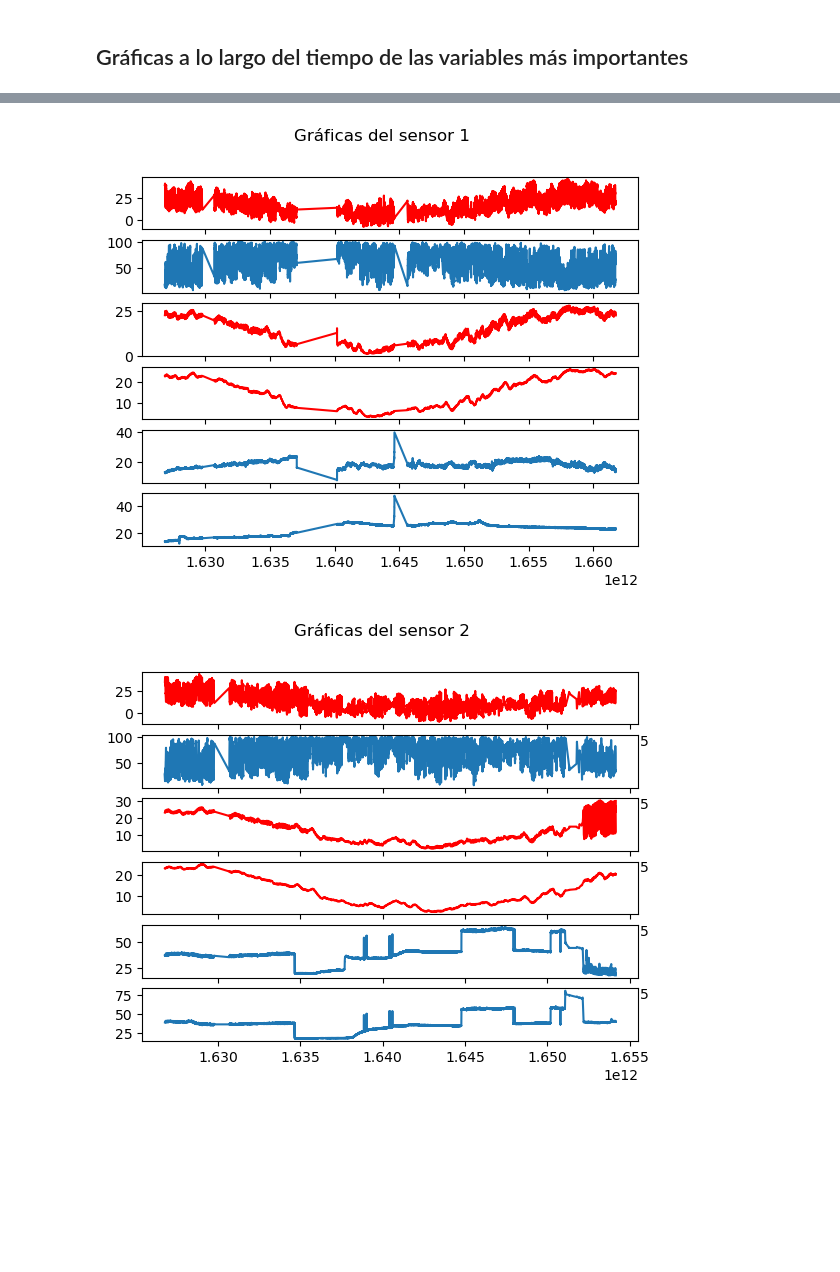
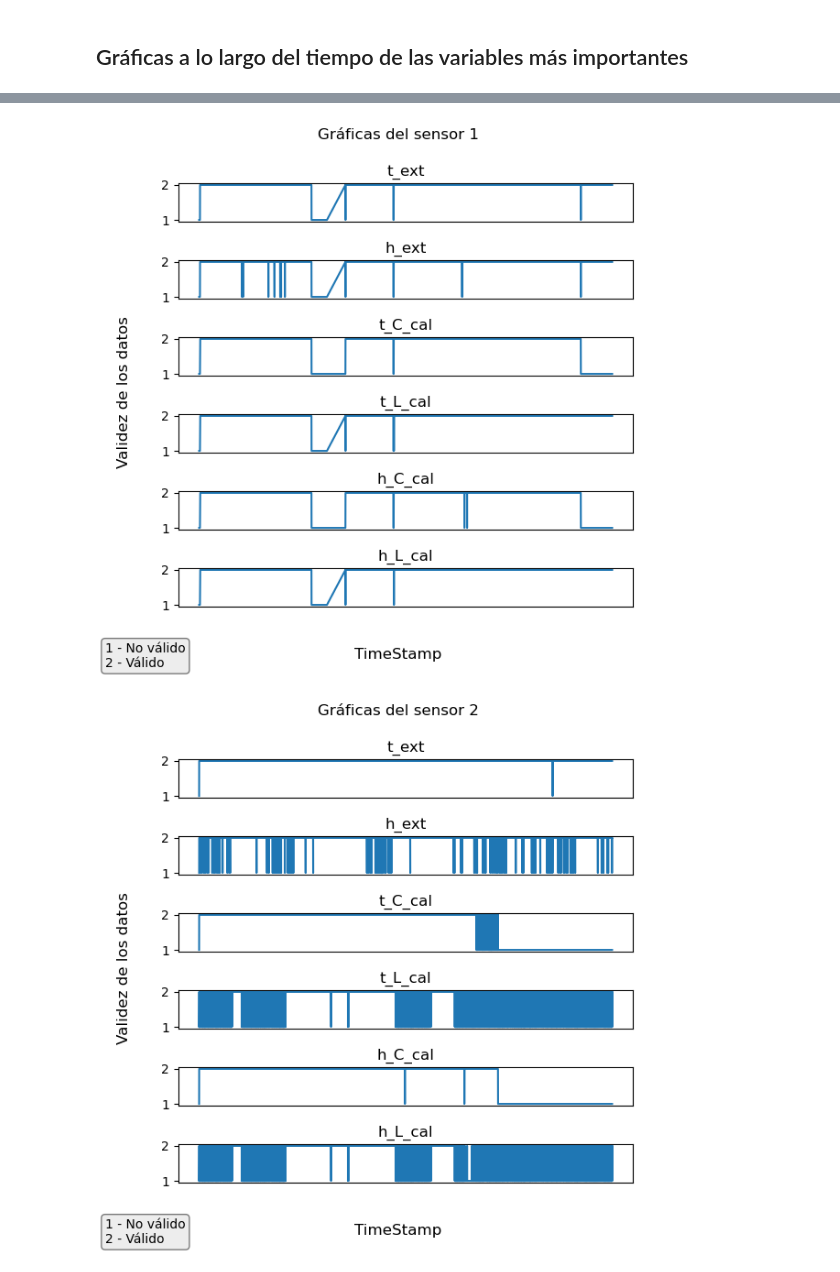
Before and after one commit to jzx1003/GII_O_MA_22.07, a Jupyter notebook: Graficas.ipynb, the cells around one changed output, grey strips where cells are left out. Saved outputs shown, nothing was run; the diff lists cells and outputs as text; code cells hidden in the pictures; blank space fills up the shorter version.

```diff
--- a/Graficas.ipynb
+++ b/Graficas.ipynb
@@ -10,0 +9,14 @@ datosSensores = pd.read_csv('D:/uni/4º año/TFG-GitHub/GII_O_MA_22.07/DatosVali
+# %%
+datosSensores1 = pd.read_csv('D:/uni/4º año/TFG-GitHub/GII_O_MA_22.07/DatosValidados/Datos_Validados_sensor1.csv',index_col=[0])
+datosSensores2 = pd.read_csv('D:/uni/4º año/TFG-GitHub/GII_O_MA_22.07/DatosValidados/Datos_Validados_sensor2.csv',index_col=[0])
+datosSensores3 = pd.read_csv('D:/uni/4º año/TFG-GitHub/GII_O_MA_22.07/DatosValidados/Datos_Validados_sensor3.csv',index_col=[0])
+datosSensores4 = pd.read_csv('D:/uni/4º año/TFG-GitHub/GII_O_MA_22.07/DatosValidados/Datos_Validados_sensor4.csv',index_col=[0])
+datosSensores5 = pd.read_csv('D:/uni/4º año/TFG-GitHub/GII_O_MA_22.07/DatosValidados/Datos_Validados_sensor5.csv',index_col=[0])
+datosSensores6 = pd.read_csv('D:/uni/4º año/TFG-GitHub/GII_O_MA_22.07/DatosValidados/Datos_Validados_sensor6.csv',index_col=[0])
+datosSensores7 = pd.read_csv('D:/uni/4º año/TFG-GitHub/GII_O_MA_22.07/DatosValidados/Datos_Validados_sensor7.csv',index_col=[0])
+datosSensores8 = pd.read_csv('D:/uni/4º año/TFG-GitHub/GII_O_MA_22.07/DatosValidados/Datos_Validados_sensor8.csv',index_col=[0])
+
+datosSensores = [datosSensores1, datosSensores2, datosSensores3, datosSensores4, datosSensores5, datosSensores6, datosSensores7, datosSensores8]
+
+datosSensores = pd.concat(datosSensores, keys=[1,2,3,4,5,6,7,8])
+datosSensores
@@ -11,15 +37,33 @@ datosSensores = pd.read_csv('D:/uni/4º año/TFG-GitHub/GII_O_MA_22.07/DatosVali
 # %%
 for i in range(8):
 
     figure, axis = plt.subplots(6)
     figure.suptitle(f'Gráficas del sensor {str(i+1)}')
+    figure.subplots_adjust(hspace=1)
+    figure.set_figheight(6)
+    axis[0].set_title('t_ext')
+    axis[0].get_xaxis().set_visible(False)
+    axis[0].plot(datosSensores.loc[(i+1)]['ts'], datosSensores.loc[(i+1)]['V_t_ext'])
+    axis[1].set_title('h_ext')
+    axis[1].get_xaxis().set_visible(False)
+    axis[1].plot(datosSensores.loc[(i+1)]['ts'], datosSensores.loc[(i+1)]['V_h_ext'])
+    axis[2].set_title('t_C_cal')
+    axis[2].get_xaxis().set_visible(False)
+    axis[2].plot(datosSensores.loc[(i+1)]['ts'], datosSensores.loc[(i+1)]['V_t_C_cal'])
+    axis[3].set_title('t_L_cal')
+    axis[3].get_xaxis().set_visible(False)
+    axis[3].plot(datosSensores.loc[(i+1)]['ts'], datosSensores.loc[(i+1)]['V_t_L_cal'])
+    axis[4].set_title('h_C_cal')
+    axis[4].get_xaxis().set_visible(False)
+    axis[4].plot(datosSensores.loc[(i+1)]['ts'], datosSensores.loc[(i+1)]['V_h_C_cal'])
+    axis[5].set_title('h_L_cal')
+    axis[5].get_xaxis().set_visible(False)
+    axis[5].plot(datosSensores.loc[(i+1)]['ts'], datosSensores.loc[(i+1)]['V_h_L_cal'])
 
-    axis[0].plot(datosSensores.loc[(i+1)]['ts'], datosSensores.loc[(i+1)]['t_ext'], 'r')
-    axis[1].plot(datosSensores.loc[(i+1)]['ts'], datosSensores.loc[(i+1)]['h_ext'])
-    axis[2].plot(datosSensores.loc[(i+1)]['ts'], datosSensores.loc[(i+1)]['t_C_cal'], 'r')
-    axis[3].plot(datosSensores.loc[(i+1)]['ts'], datosSensores.loc[(i+1)]['t_L_cal'], 'r')
-    axis[4].plot(datosSensores.loc[(i+1)]['ts'], datosSensores.loc[(i+1)]['h_C_cal'])
-    axis[5].plot(datosSensores.loc[(i+1)]['ts'], datosSensores.loc[(i+1)]['h_L_cal'])
+    figure.supxlabel('TimeStamp')
+    figure.supylabel('Validez de los datos')
+    props = dict(boxstyle='round', facecolor='gainsboro', alpha=0.5)
+    figure.text(0,0,s='1 - No válido\n2 - Válido', bbox=props)
 # %% [output]
-[figure, old version]
+[figure, new version]
-[figure, old version]
+[figure, new version]
```
Also changed, not shown: parts of 4 cells of this notebook, 1 other file.
